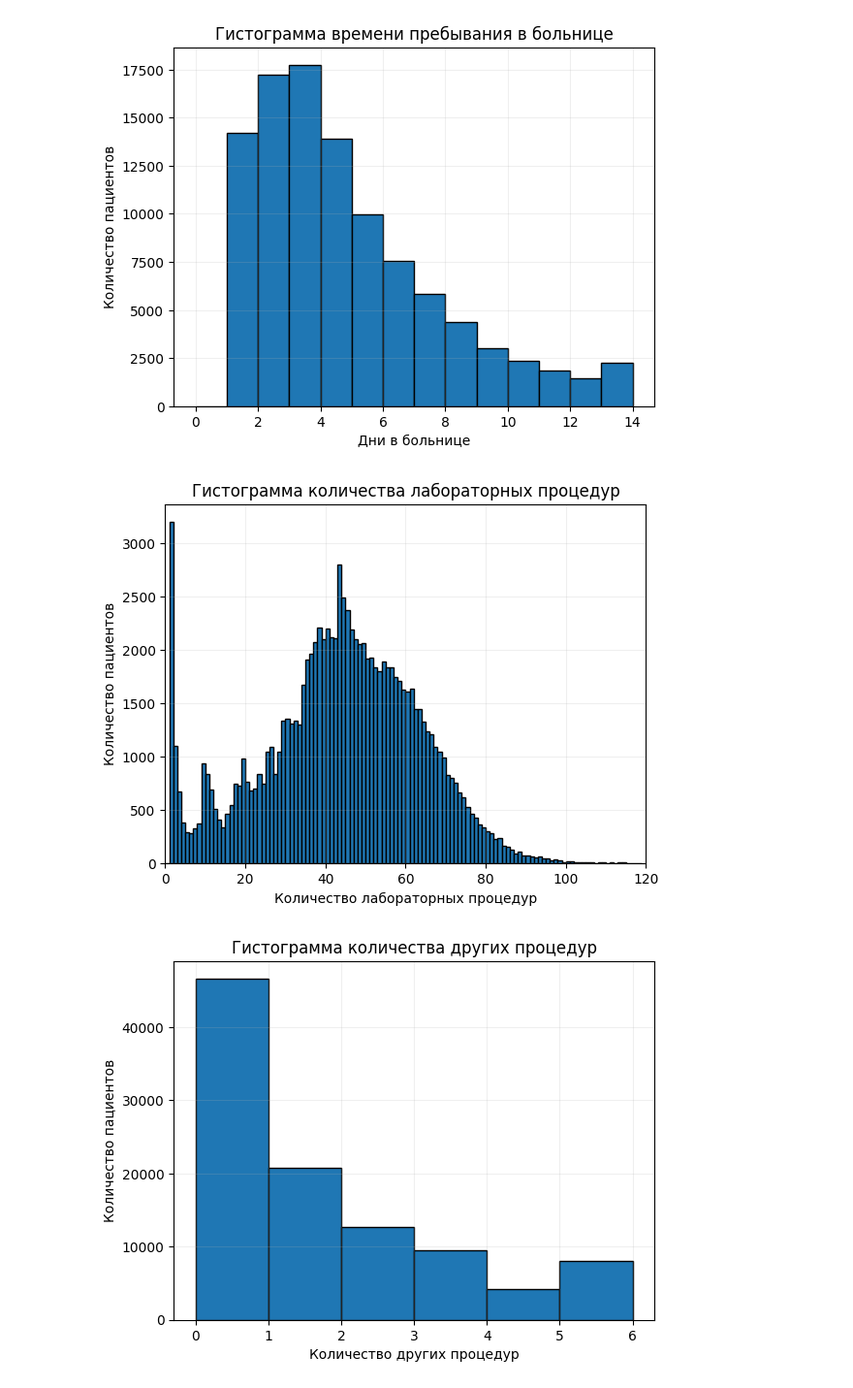
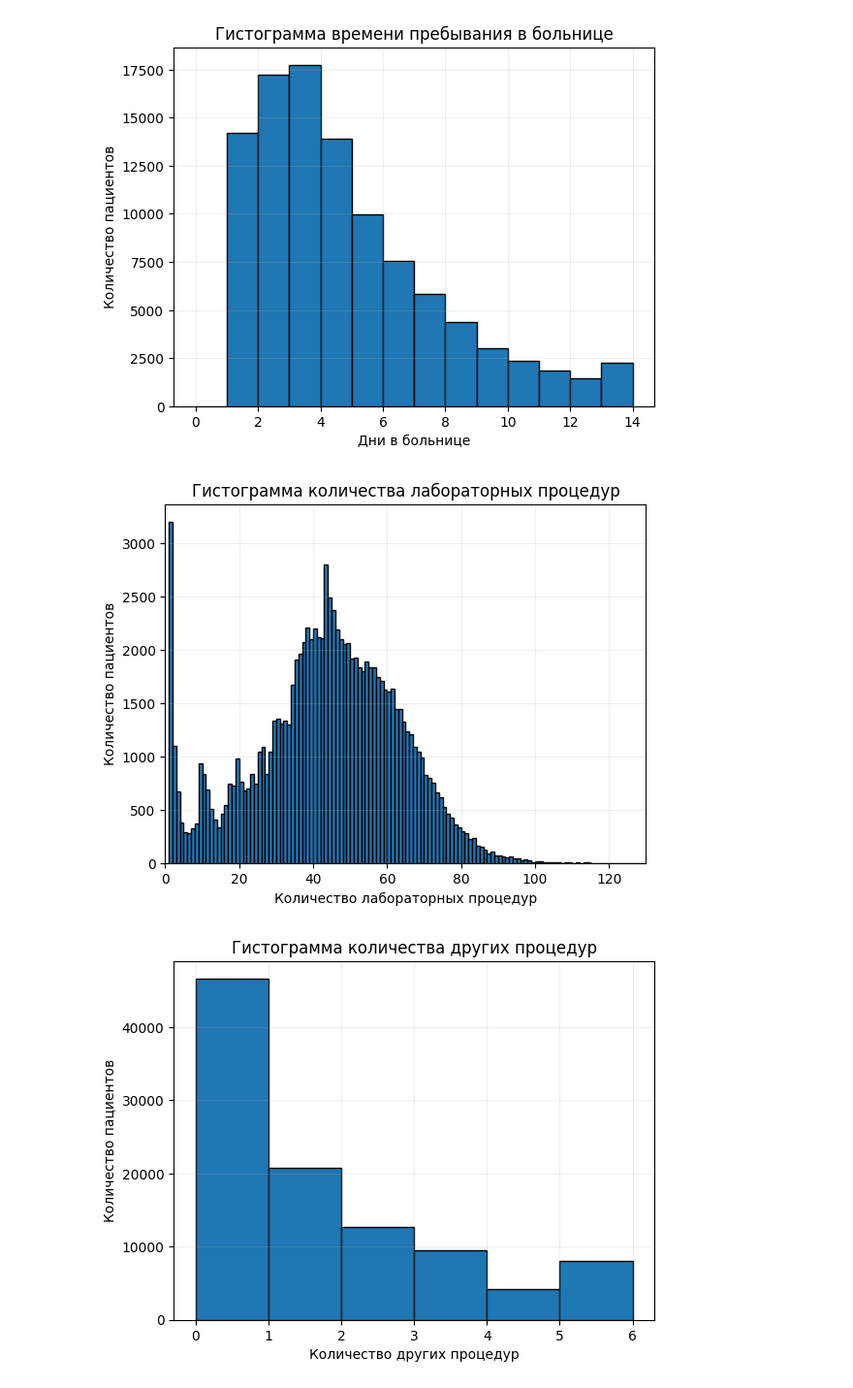
Before and after one commit to Andrew-Kop/ML_labs, a Jupyter notebook: ML_HW_1.ipynb, the cells around one changed output. Shown at 97% size. Drawn from its saved outputs; the diff is of its cells as text; code cells hidden in the pictures.

```diff
--- a/ML_HW_1.ipynb
+++ b/ML_HW_1.ipynb
@@ -47,0 +26,6 @@ None
+# %%
+url = 'https://raw.githubusercontent.com/Andrew-Kop/ML_labs/main/diabetic_data.csv'
+data = pd.read_csv(url, na_values=['?'], low_memory=False)
+print(f"Размер датасета: {data.shape}")
+print(f"Количество признаков: {data.shape[1]}")
+print(f"Количество наблюдений: {data.shape[0]}")
@@ -195,16 +145,15 @@ plt.show()
 # %% [output]
 [figure]
 # %%
-plt.hist(data['num_lab_procedures'], bins=range(0, 120), edgecolor='black')
+plt.hist(data['num_lab_procedures'], bins=range(0, 130), edgecolor='black')
 plt.title('Гистограмма количества лабораторных процедур')
 plt.xlabel('Количество лабораторных процедур')
 plt.ylabel('Количество пациентов')
 plt.grid(alpha=0.2)
-plt.xlim(0,120
-         )
+plt.xlim(0,130)
 plt.show()
 # %% [output]
-[figure, old version]
+[figure, new version]
 # %%
 plt.hist(data['num_procedures'], bins=range(0,7), edgecolor='black')
 plt.title('Гистограмма количества других процедур')
```
Also changed, not shown: parts of 33 cells of this notebook.
